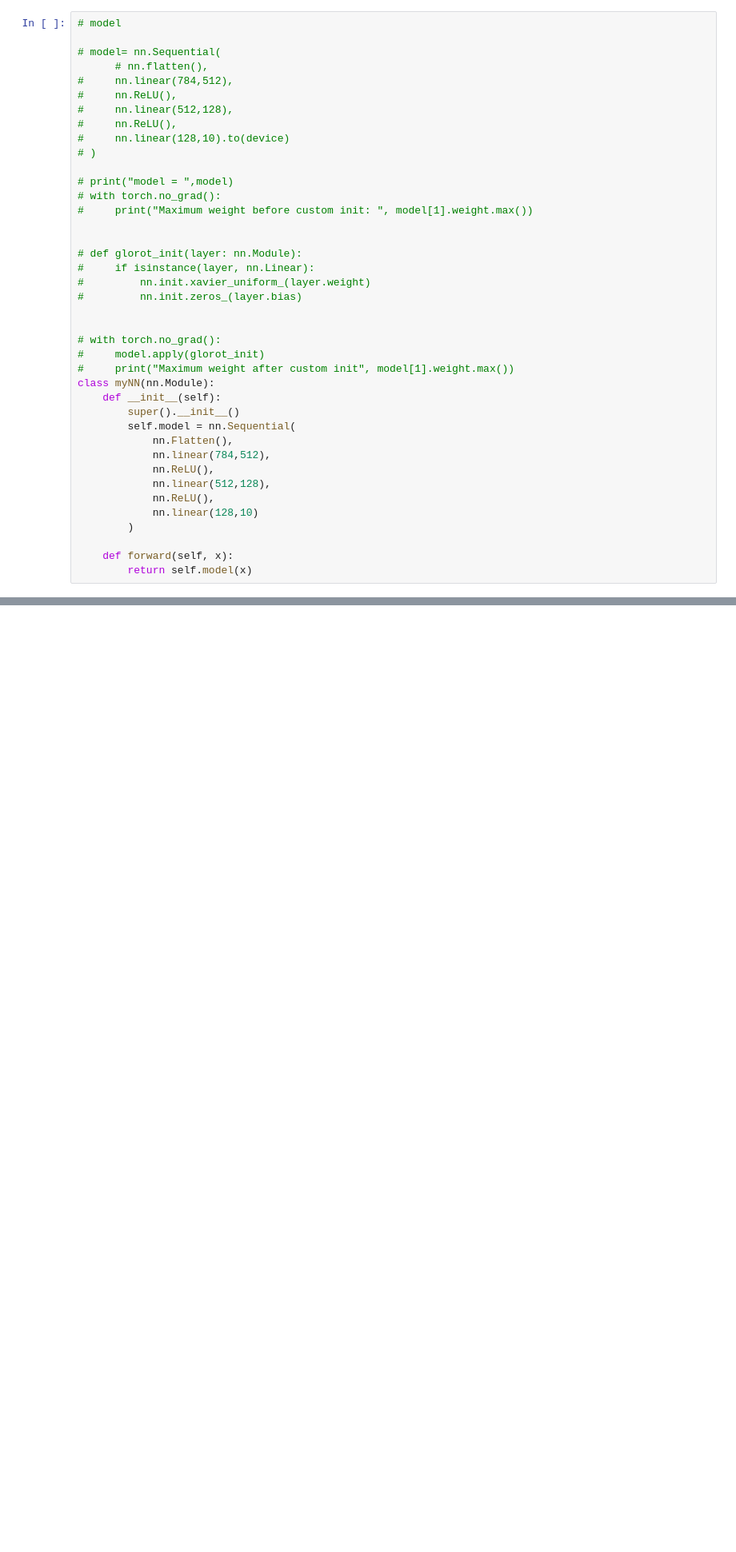
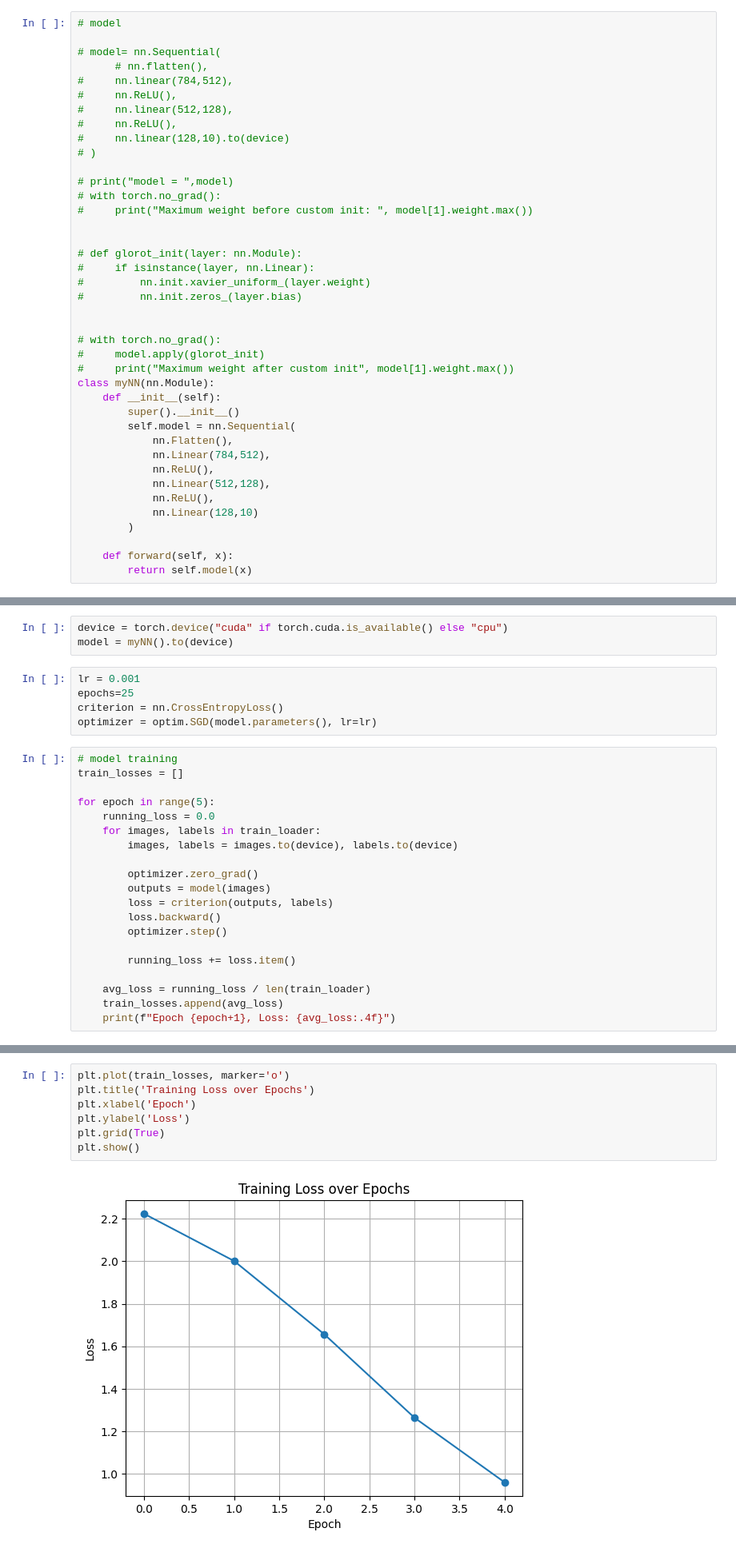
Before and after one commit to ayush-dhanker/Image-Classification-on-MNIST, a Jupyter notebook: model.ipynb, the cells around one changed output, grey strips where cells are left out. Shown: that part at 80% size. Saved outputs shown, nothing was run; the diff lists cells and outputs as text; blank space fills up the shorter version.

```diff
--- a/model.ipynb
+++ b/model.ipynb
@@ -53,11 +53,11 @@ class myNN(nn.Module):
         super().__init__()
         self.model = nn.Sequential(
             nn.Flatten(),
-            nn.linear(784,512),
+            nn.Linear(784,512),
             nn.ReLU(),
-            nn.linear(512,128),
+            nn.Linear(512,128),
             nn.ReLU(),
-            nn.linear(128,10)
+            nn.Linear(128,10)
         )
 
     def forward(self, x):
@@ -66,0 +65,28 @@ class myNN(nn.Module):
+# %%
+device = torch.device("cuda" if torch.cuda.is_available() else "cpu")
+model = myNN().to(device)
+# %%
+lr = 0.001
+epochs=25
+criterion = nn.CrossEntropyLoss()
+optimizer = optim.SGD(model.parameters(), lr=lr)
+# %%
+# model training
+train_losses = []
+
+for epoch in range(5):
+    running_loss = 0.0
+    for images, labels in train_loader:
+        images, labels = images.to(device), labels.to(device)
+
+        optimizer.zero_grad()
+        outputs = model(images)
+        loss = criterion(outputs, labels)
+        loss.backward()
+        optimizer.step()
+
+        running_loss += loss.item()
+
+    avg_loss = running_loss / len(train_loader)
+    train_losses.append(avg_loss)
+    print(f"Epoch {epoch+1}, Loss: {avg_loss:.4f}")
@@ -66,0 +99,9 @@ class myNN(nn.Module):
+# %%
+plt.plot(train_losses, marker='o')
+plt.title('Training Loss over Epochs')
+plt.xlabel('Epoch')
+plt.ylabel('Loss')
+plt.grid(True)
+plt.show()
+# %% [output]
+[figure, added]
```
Also changed, not shown: parts of 4 cells of this notebook.
